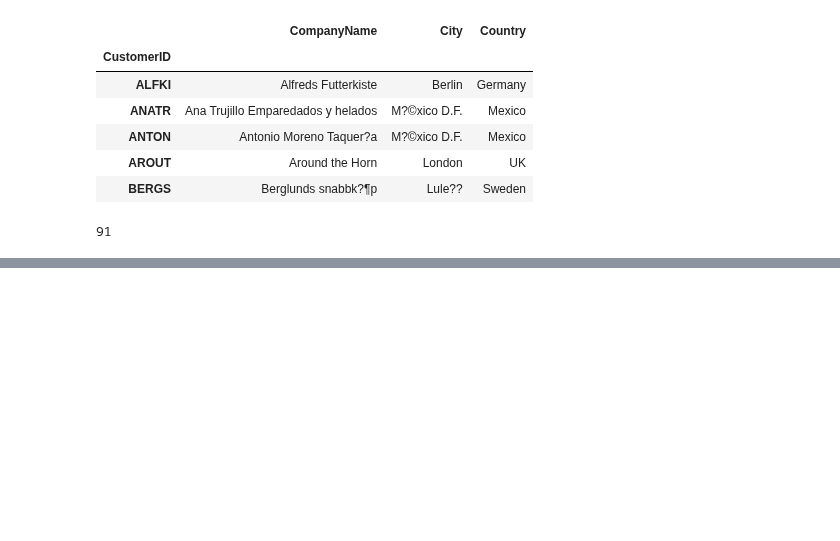
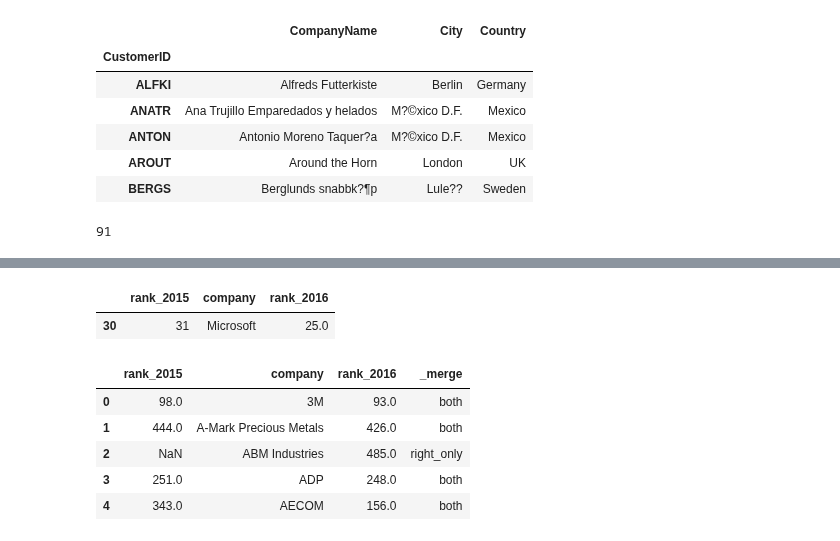
Before and after one commit to Byienio/Pandas_pg, a Jupyter notebook: MergningDataFrames.ipynb, the cells around one changed output, grey strips where cells are left out. Cells and saved outputs as stored; diff of their text form; code cells hidden in the pictures; blank space fills up the shorter version.

```diff
--- a/MergningDataFrames.ipynb
+++ b/MergningDataFrames.ipynb
@@ -142,0 +145,3 @@ len(customer_city_names)
+# %%
+f_2015 = pd.read_csv('data/data/Fortune_500_2015.csv',usecols=['rank','company'])
+f_2016 = pd.read_csv('data/data/Fortune_500_2016.csv',usecols=['rank','company'])
@@ -142,0 +158,15 @@ len(customer_city_names)
+# %%
+companies_2015_2016[companies_2015_2016['company']=='Microsoft']
+# %% [output]
+|  | rank_2015 | company | rank_2016 |
+| 30 | 31 | Microsoft | 25.0 |
+# %%
+companies_2015_2016 = f_2015.merge(f_2016,how='outer',on='company',suffixes=['_2015','_2016'], indicator=True)
+companies_2015_2016.head()
+# %% [output]
+|  | rank_2015 | company | rank_2016 | _merge |
+| 0 | 98.0 | 3M | 93.0 | both |
+| 1 | 444.0 | A-Mark Precious Metals | 426.0 | both |
+| 2 | NaN | ABM Industries | 485.0 | right_only |
+| 3 | 251.0 | ADP | 248.0 | both |
+| 4 | 343.0 | AECOM | 156.0 | both |
```
Also changed, not shown: parts of 12 cells of this notebook.
